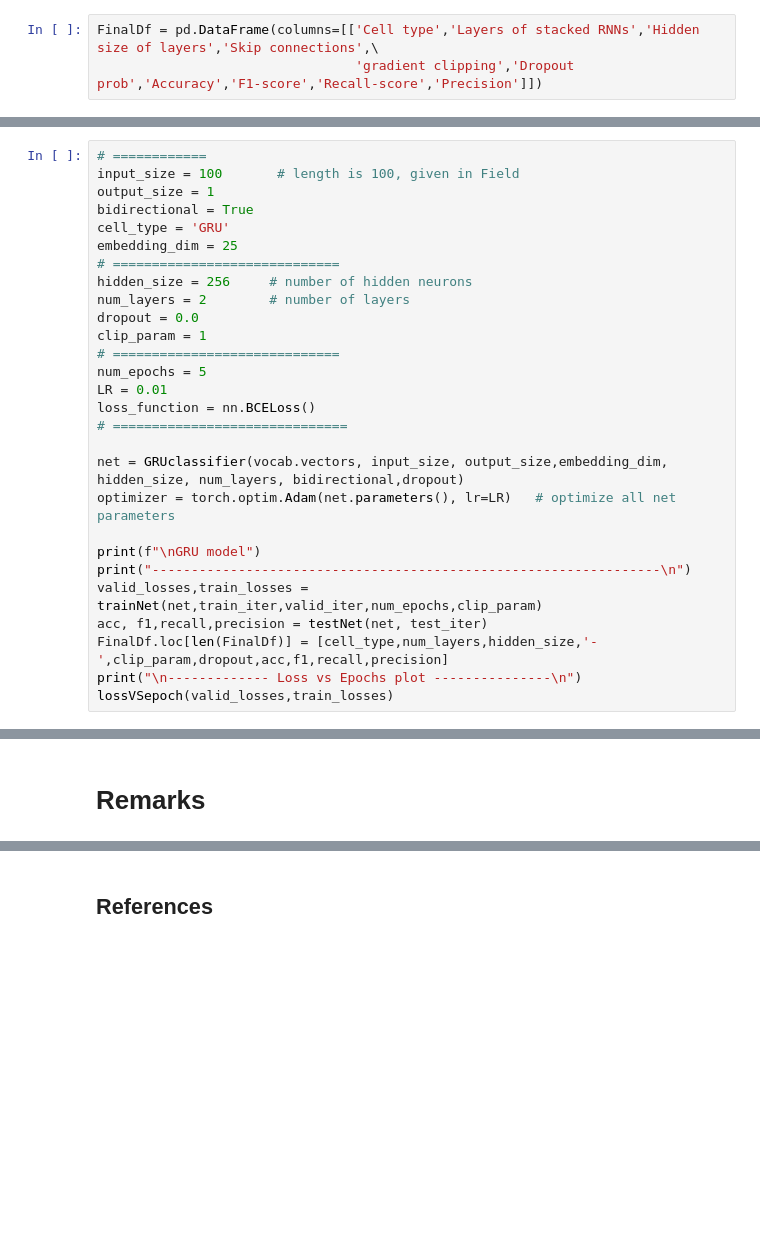
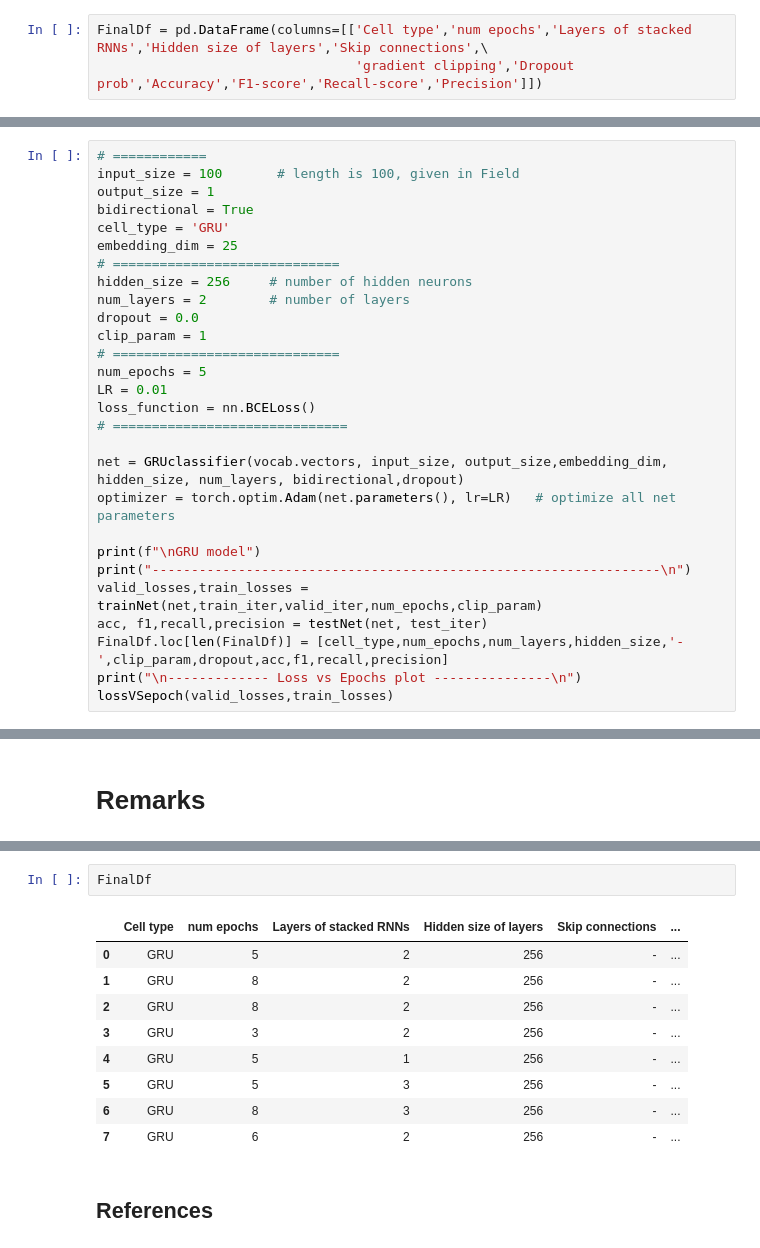
Before and after one commit to Myrto-Iglezou/Sentiment-classifier-RNN, a Jupyter notebook: Best-model.ipynb, the cells around one changed output, grey strips where cells are left out. Cells and saved outputs as stored; diff of their text form; blank space fills up the shorter version.

```diff
--- a/Best-model.ipynb
+++ b/Best-model.ipynb
@@ -360,7 +360,7 @@ def testNet(net, test_iter):
 # %% [markdown]
 ## Create dataframe to keep all experiments
 # %%
-FinalDf = pd.DataFrame(columns=[['Cell type','Layers of stacked RNNs','Hidden size of layers','Skip connections',\
+FinalDf = pd.DataFrame(columns=[['Cell type','num epochs','Layers of stacked RNNs','Hidden size of layers','Skip connections',\
                                  'gradient clipping','Dropout prob','Accuracy','F1-score','Recall-score','Precision']])
 # %% [markdown]
 ## Neural Network - **GRU**
@@ -391,7 +391,7 @@ print(f"\nGRU model")
 print("-----------------------------------------------------------------\n")
 valid_losses,train_losses = trainNet(net,train_iter,valid_iter,num_epochs,clip_param)
 acc, f1,recall,precision = testNet(net, test_iter)
-FinalDf.loc[len(FinalDf)] = [cell_type,num_layers,hidden_size,'-',clip_param,dropout,acc,f1,recall,precision]
+FinalDf.loc[len(FinalDf)] = [cell_type,num_epochs,num_layers,hidden_size,'-',clip_param,dropout,acc,f1,recall,precision]
 print("\n------------- Loss vs Epochs plot ---------------\n")
 lossVSepoch(valid_losses,train_losses)
 # %% [output]
@@ -556,3 +565,15 @@ plot_confusion_matrix(cm, classes=['0', '1'])
+# %%
+FinalDf
+# %% [output]
+|  | Cell type | num epochs | Layers of stacked RNNs | Hidden size of layers | Skip connections | ... |
+| 0 | GRU | 5 | 2 | 256 | - | ... |
+| 1 | GRU | 8 | 2 | 256 | - | ... |
+| 2 | GRU | 8 | 2 | 256 | - | ... |
+| 3 | GRU | 3 | 2 | 256 | - | ... |
+| 4 | GRU | 5 | 1 | 256 | - | ... |
+| 5 | GRU | 5 | 3 | 256 | - | ... |
+| 6 | GRU | 8 | 3 | 256 | - | ... |
+| 7 | GRU | 6 | 2 | 256 | - | ... |
 # %% [markdown]
 ## References
 # %% [markdown]
```
Also changed, not shown: parts of 2 cells of this notebook.
